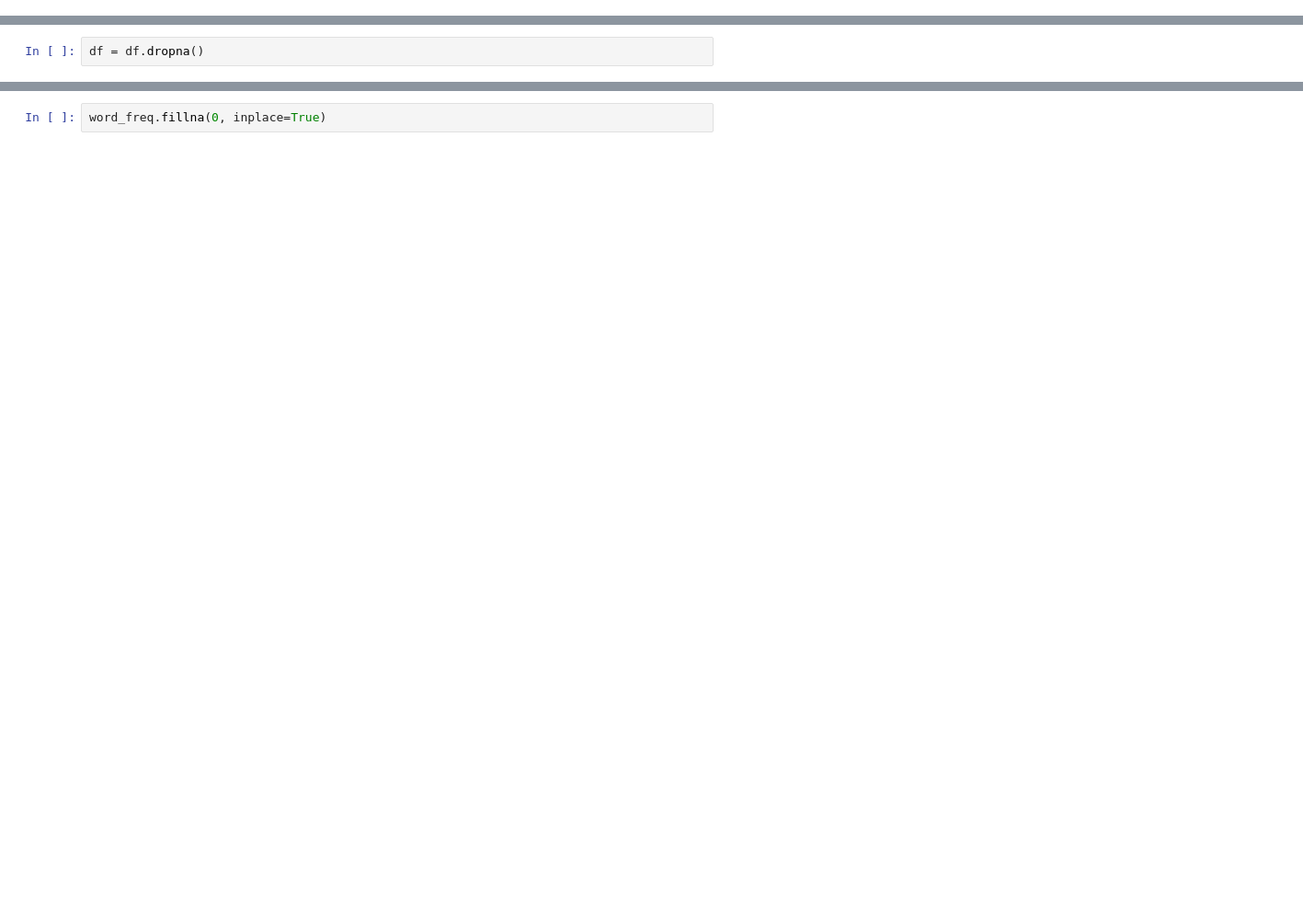
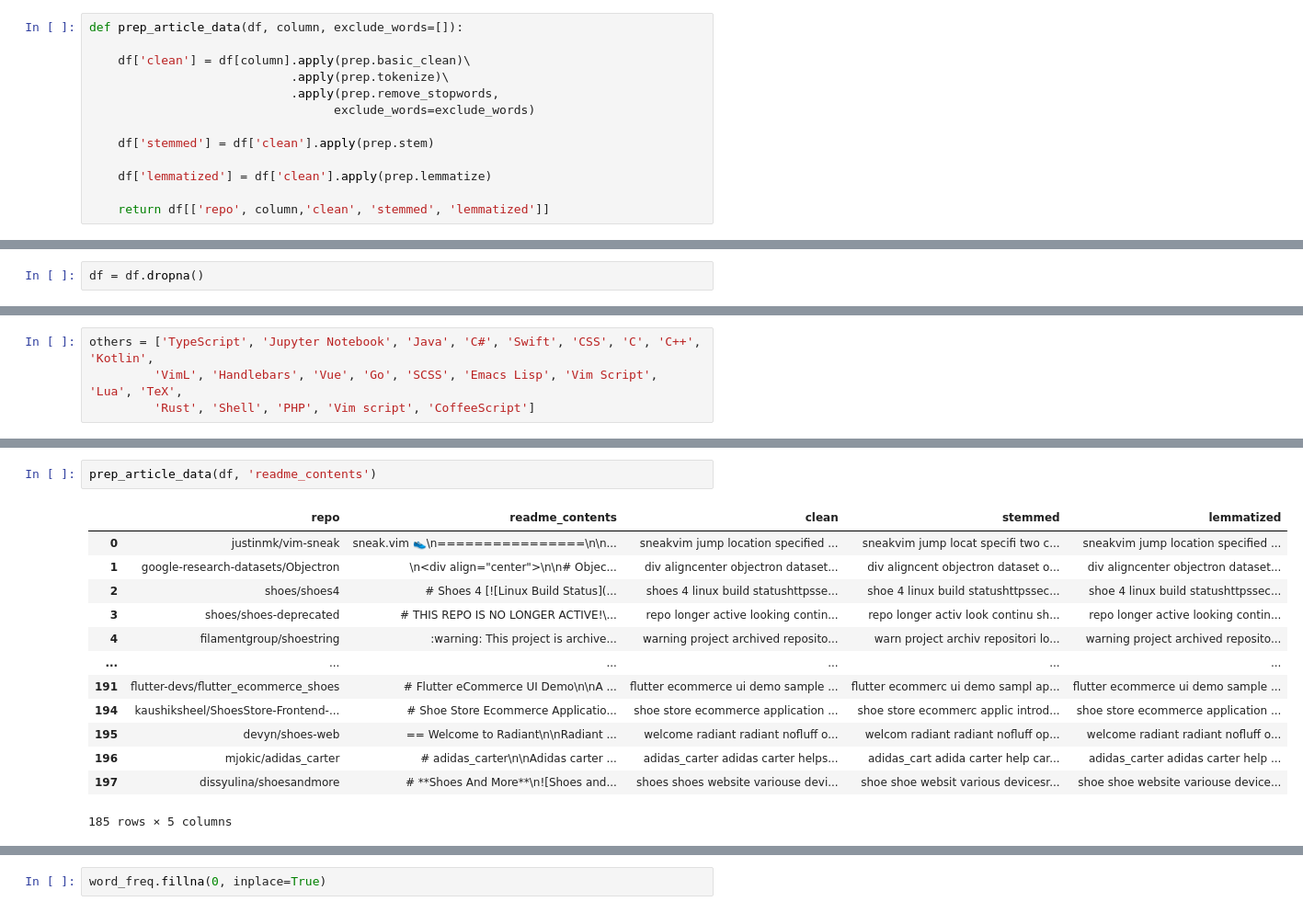
Before and after one commit to nlp-group-project/github-readme-languages, a Jupyter notebook: shawn_workbook.ipynb, the cells around one changed output, grey strips where cells are left out. Shown: that part at 92% size. Cells and saved outputs as stored; diff of their text form; blank space fills up the shorter version.

```diff
--- a/shawn_workbook.ipynb
+++ b/shawn_workbook.ipynb
@@ -39,3 +101,16 @@ import prepare as prep
+# %%
+def prep_article_data(df, column, exclude_words=[]):
+
+    df['clean'] = df[column].apply(prep.basic_clean)\
+                            .apply(prep.tokenize)\
+                            .apply(prep.remove_stopwords,
+                                  exclude_words=exclude_words)
+
+    df['stemmed'] = df['clean'].apply(prep.stem)
+
+    df['lemmatized'] = df['clean'].apply(prep.lemmatize)
+
+    return df[['repo', column,'clean', 'stemmed', 'lemmatized']]
 # %%
 #url = 'https://github.com/search?o=desc&p=3&q=shoes&s=stars&type=Repositories'
 
@@ -95,0 +189,4 @@ df = df.dropna()
+# %%
+others = ['TypeScript', 'Jupyter Notebook', 'Java', 'C#', 'Swift', 'CSS', 'C', 'C++', 'Kotlin',
+         'VimL', 'Handlebars', 'Vue', 'Go', 'SCSS', 'Emacs Lisp', 'Vim Script', 'Lua', 'TeX',
+         'Rust', 'Shell', 'PHP', 'Vim script', 'CoffeeScript']
@@ -128,0 +243,16 @@ Length: 4235, dtype: int64
+# %%
+prep_article_data(df, 'readme_contents')
+# %% [output]
+|  | repo | readme_contents | clean | stemmed | lemmatized |
+| 0 | justinmk/vim-sneak | sneak.vim 👟\n================\n\n... | sneakvim jump location specified ... | sneakvim jump locat specifi two c... | sneakvim jump location specified ... |
+| 1 | google-research-datasets/Objectron | \n<div align="center">\n\n# Objec... | div aligncenter objectron dataset... | div aligncent objectron dataset o... | div aligncenter objectron dataset... |
+| 2 | shoes/shoes4 | # Shoes 4 [![Linux Build Status](... | shoes 4 linux build statushttpsse... | shoe 4 linux build statushttpssec... | shoe 4 linux build statushttpssec... |
+| 3 | shoes/shoes-deprecated | # THIS REPO IS NO LONGER ACTIVE!\... | repo longer active looking contin... | repo longer activ look continu sh... | repo longer active looking contin... |
+| 4 | filamentgroup/shoestring | :warning: This project is archive... | warning project archived reposito... | warn project archiv repositori lo... | warning project archived reposito... |
+| ... | ... | ... | ... | ... | ... |
+| 191 | flutter-devs/flutter_ecommerce_shoes | # Flutter eCommerce UI Demo\n\nA ... | flutter ecommerce ui demo sample ... | flutter ecommerc ui demo sampl ap... | flutter ecommerce ui demo sample ... |
+| 194 | kaushiksheel/ShoesStore-Frontend-... | # Shoe Store Ecommerce Applicatio... | shoe store ecommerce application ... | shoe store ecommerc applic introd... | shoe store ecommerce application ... |
+| 195 | devyn/shoes-web | == Welcome to Radiant\n\nRadiant ... | welcome radiant radiant nofluff o... | welcom radiant radiant nofluff op... | welcome radiant radiant nofluff o... |
+| 196 | mjokic/adidas_carter | # adidas_carter\n\nAdidas carter ... | adidas_carter adidas carter helps... | adidas_cart adida carter help car... | adidas_carter adidas carter help ... |
+| 197 | dissyulina/shoesandmore | # **Shoes And More**\n![Shoes and... | shoes shoes website variouse devi... | shoe shoe websit various devicesr... | shoe shoe website variouse device... |
+185 rows × 5 columns
```
Also changed, not shown: parts of 62 cells of this notebook, 1 other file.
